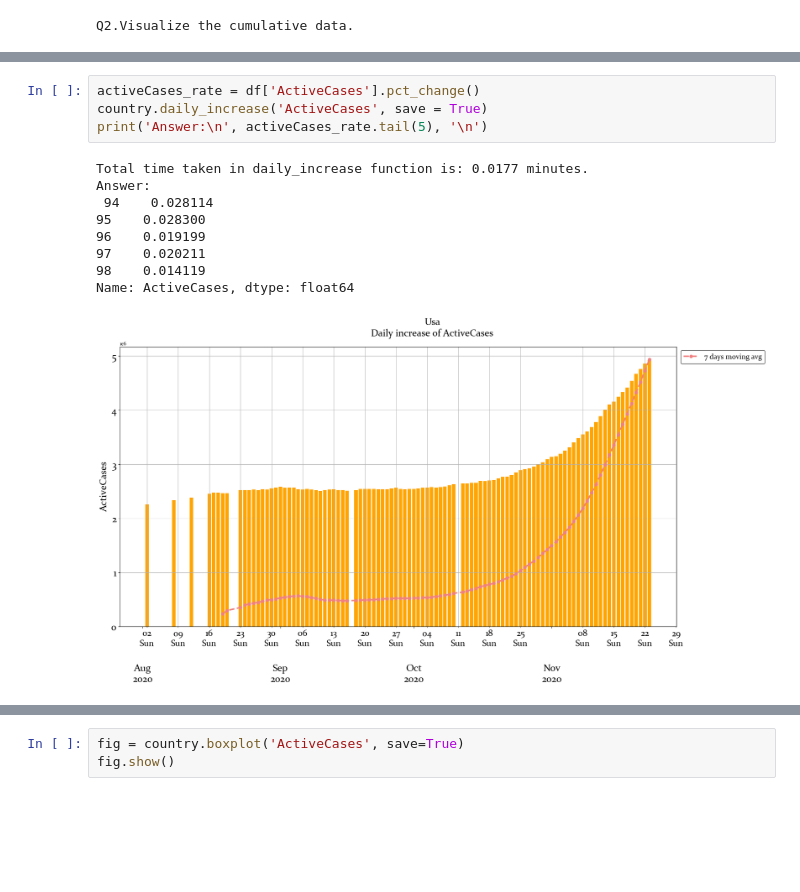
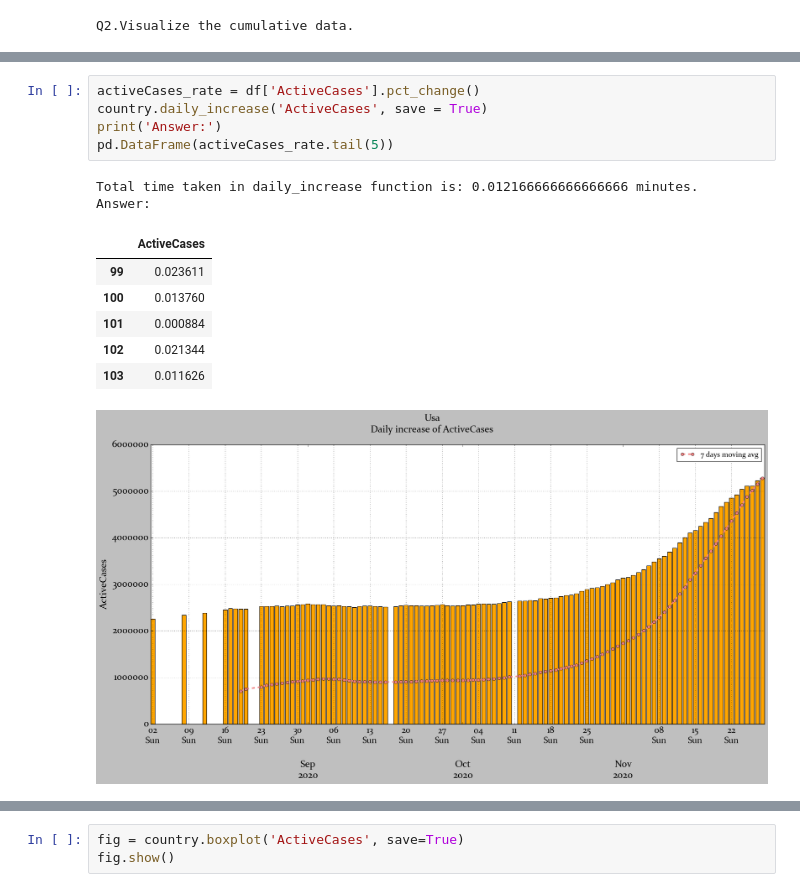
Before and after one commit to BimiLevi/Covid19, a Jupyter notebook: analysis/country_analysis.ipynb, the cells around one changed output, grey strips where cells are left out. Cells and saved outputs as stored; diff of their text form; blank space fills up the shorter version.

```diff
--- a/analysis/country_analysis.ipynb
+++ b/analysis/country_analysis.ipynb
@@ -161,17 +153,18 @@ Name: NewCases, dtype: float64
 # %%
 activeCases_rate = df['ActiveCases'].pct_change()
 country.daily_increase('ActiveCases', save = True)
-print('Answer:\n', activeCases_rate.tail(5), '\n')
+print('Answer:')
+pd.DataFrame(activeCases_rate.tail(5))
 # %% [output]
-Total time taken in daily_increase function is: 0.0177 minutes.
+Total time taken in daily_increase function is: 0.012166666666666666 minutes.
 Answer:
- 94    0.028114
-95    0.028300
-96    0.019199
-97    0.020211
-98    0.014119
-Name: ActiveCases, dtype: float64
+|  | ActiveCases |
+| 99 | 0.023611 |
+| 100 | 0.013760 |
+| 101 | 0.000884 |
+| 102 | 0.021344 |
+| 103 | 0.011626 |
-[figure, old version]
+[figure, new version]
 # %%
 print("Q5.Find closed cases ratio (TotalRecovered + TotalDeaths = TotalCases - ActiveCases)")
 updated_totals = df[df['scrap_date'].dt.date == country.last_update]\
```
Also changed, not shown: parts of 12 cells of this notebook, 7 other files.
